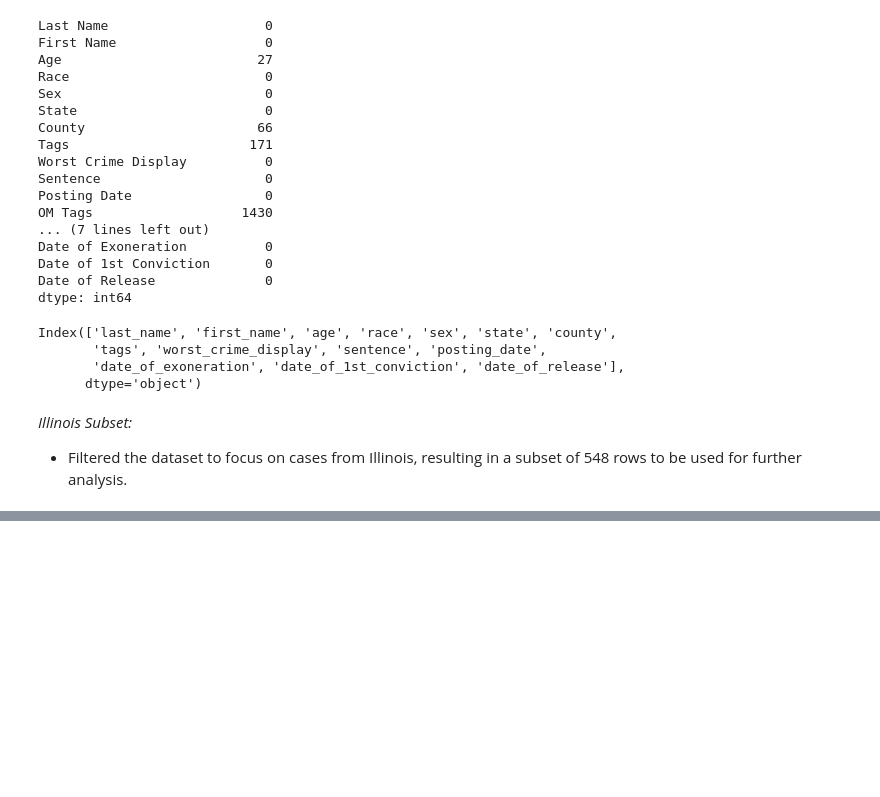
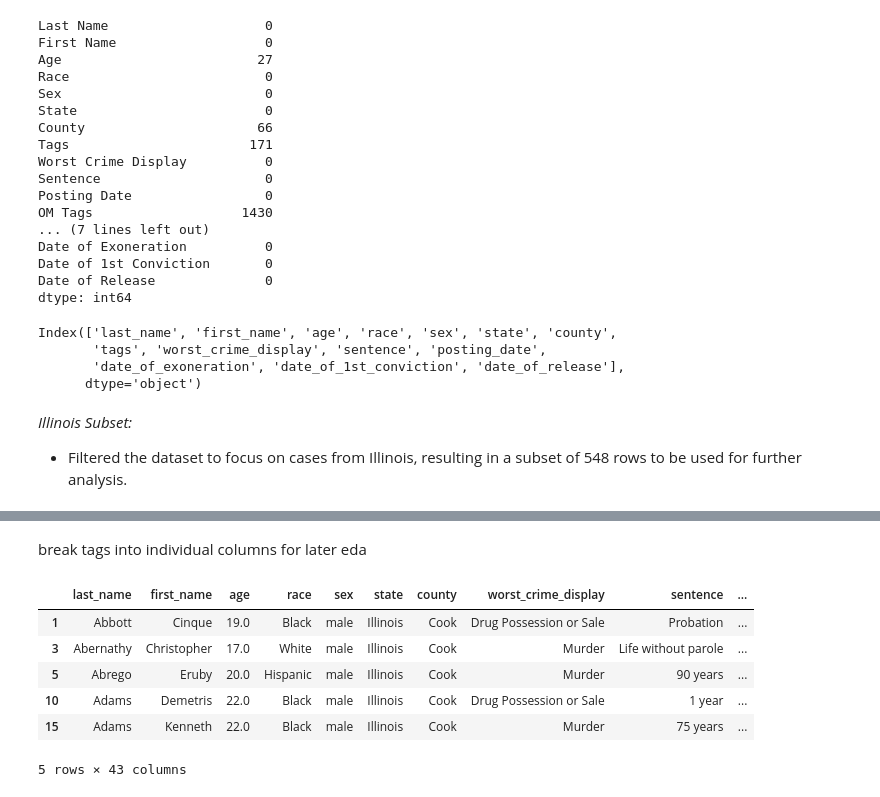
Before and after one commit to courtneyrgreen/dsan5000_final_project, a Jupyter notebook: technical-details/data-cleaning/main.ipynb, the cells around one changed output, grey strips where cells are left out. Drawn from its saved outputs; the diff is of its cells as text; code cells hidden in the pictures; blank space fills up the shorter version.

```diff
--- a/technical-details/data-cleaning/main.ipynb
+++ b/technical-details/data-cleaning/main.ipynb
@@ -104,0 +102,65 @@ Number of rows:  548
+# %% [markdown]
+break tags into individual columns for later eda
+# %%
+# Clean tags column by removing unecesary '#' from tags column
+df['tags'] = df['tags'].str.replace('#', '', regex=False).str.replace(";", ",")
+
+
+# Define the mapping for tags
+tag_mapping = {
+    "A": "arson",
+    "BM": "bitemark",
+    "CDC": "co_defendant_confessed",
+    "CIU": "conviction_integrity_unit",
+    "CSH": "child_sex_abuse_hysteria_case",
+    "CV": "child_victim",
+    "F": "female_exoneree",
+    "FED": "federal_case",
+    "H": "homicide",
+    "IO": "innocence_organization",
+    "JI": "jailhouse_informant",
+    "JV": "juvenile_defendant",
+    "M": "misdemeanor",
+    "NC": "no_crime_case",
+    "P": "guilty_plea_case",
+    "PH": "posthumous_exoneration",
+    "SA": "sexual_assault",
+    "SBS": "shaken_baby_syndrome_case",
+    "PR": "prosecutor_misconduct",
+    "OF": "police_officer_misconduct",
+    "FA": "forensic_analyst_misconduct",
+    "CW": "child_welfare_worker_misconduct",
+    "WH": "withheld_exculpatory_evidence",
+    "NW": "misconduct_that_is_not_withholding_evidence",
+    "KP": "knowingly_permitting_perjury",
+    "WT": "witness_tampering_or_misconduct_interrogating_co_defendant",
+    "INT": "misconduct_in_interrogation_of_exoneree",
+    "PJ": "perjury_by_official",
+    "PL": "prosecutor_lied_in_court"
+}
+
+# Ensure the 'tags' column is a list of tags (split if needed)
+df['tags'] = df['tags'].apply(lambda x: x.split(',') if isinstance(x, str) else x)
+
+# Create a binary column for each tag
+for tag in tag_mapping.keys():
+    df[tag] = df['tags'].apply(lambda x: 1 if isinstance(x, list) and tag in x else 0)
+
+# Rename the binary columns using the tag_mapping dictionary
+df.rename(columns=tag_mapping, inplace=True)
+
+# Create `tag_sum` column to count the total number of tags for each exoneree
+df['tag_sum'] = df[list(tag_mapping.values())].sum(axis=1)
+
+#Drop tag columns
+df.drop(columns=['tags'], inplace=True)
+
+df.head()
+# %% [output]
+|  | last_name | first_name | age | race | sex | state | county | worst_crime_display | sentence | ... |
+| 1 | Abbott | Cinque | 19.0 | Black | male | Illinois | Cook | Drug Possession or Sale | Probation | ... |
+| 3 | Abernathy | Christopher | 17.0 | White | male | Illinois | Cook | Murder | Life without parole | ... |
+| 5 | Abrego | Eruby | 20.0 | Hispanic | male | Illinois | Cook | Murder | 90 years | ... |
+| 10 | Adams | Demetris | 22.0 | Black | male | Illinois | Cook | Drug Possession or Sale | 1 year | ... |
+| 15 | Adams | Kenneth | 22.0 | Black | male | Illinois | Cook | Murder | 75 years | ... |
+5 rows × 43 columns
```
Also changed, not shown: parts of 10 cells of this notebook, 16 other files.
